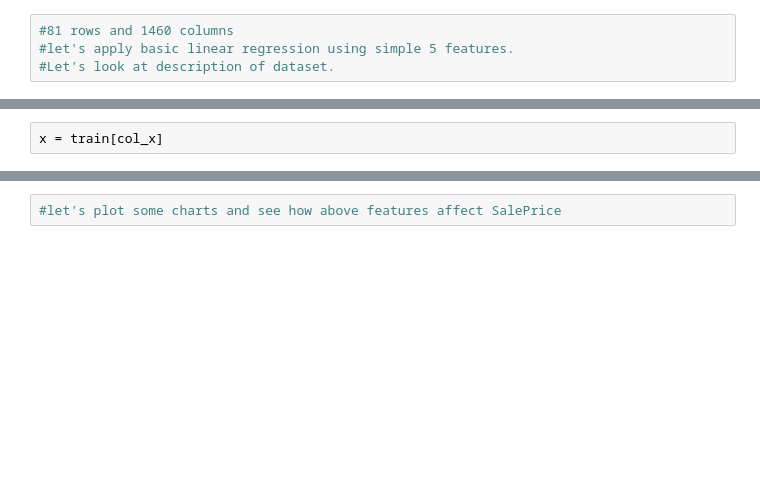
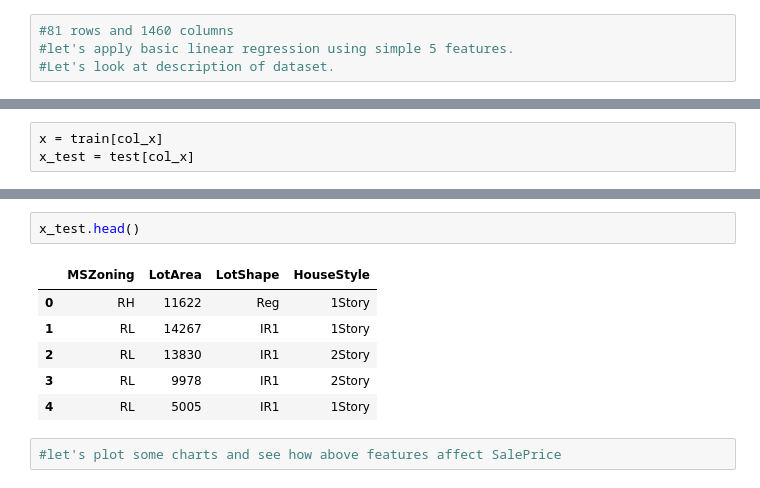
Before and after one commit to digitalelephant/KaggleSolutions, a Jupyter notebook: House/HousePricing.ipynb, the cells around one changed output, grey strips where cells are left out. Saved outputs shown, nothing was run; the diff lists cells and outputs as text; blank space fills up the shorter version.

```diff
--- a/House/HousePricing.ipynb
+++ b/House/HousePricing.ipynb
@@ -31,5 +42,6 @@ col_x = ['MSZoning','LotArea','LotShape','Neighborhood','HouseStyle','SalePrice'
 # %%
 x = train[col_x]
+x_test = test[col_x]
 # %%
 x.head()
 # %% [output]
@@ -42,3 +54,12 @@ x.head()
+# %%
+x_test.head()
+# %% [output]
+|  | MSZoning | LotArea | LotShape | HouseStyle |
+| 0 | RH | 11622 | Reg | 1Story |
+| 1 | RL | 14267 | IR1 | 1Story |
+| 2 | RL | 13830 | IR1 | 2Story |
+| 3 | RL | 9978 | IR1 | 2Story |
+| 4 | RL | 5005 | IR1 | 1Story |
 # %%
 #let's plot some charts and see how above features affect SalePrice
 # %%
```
Also changed, not shown: parts of 48 cells of this notebook, 2 other files.
